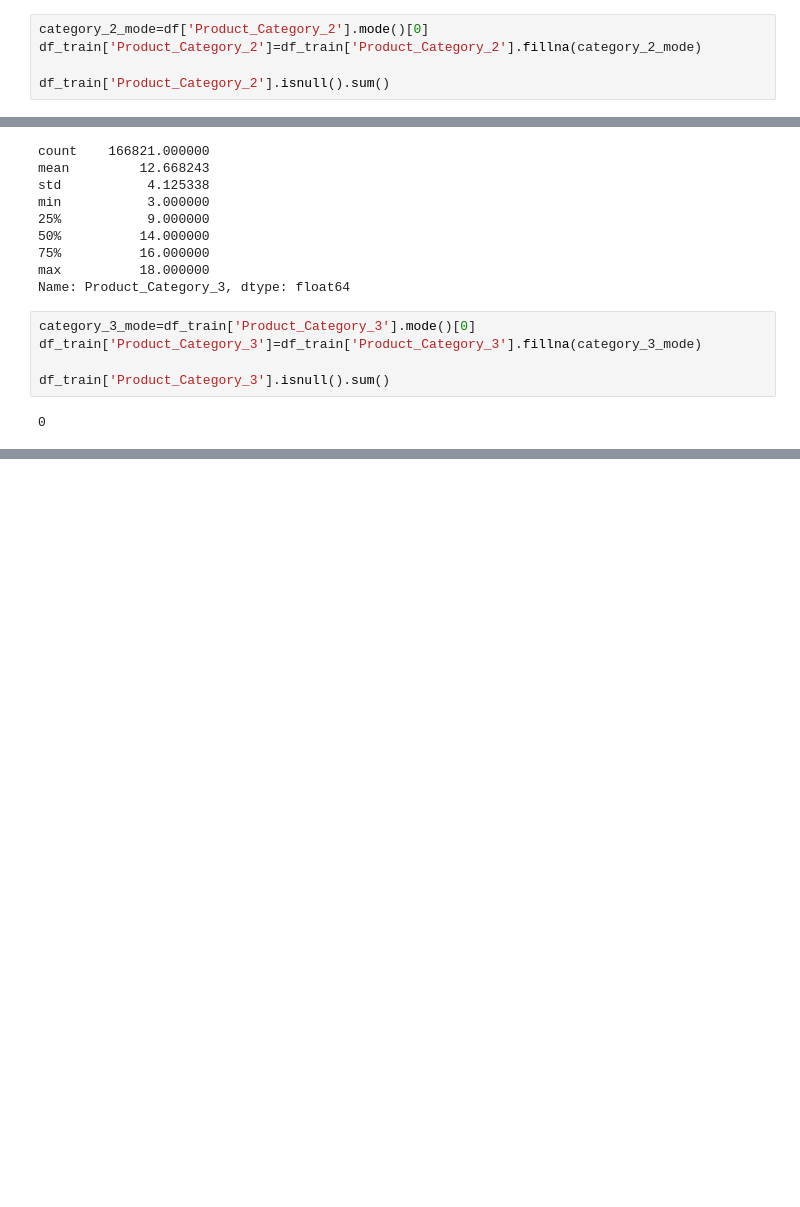
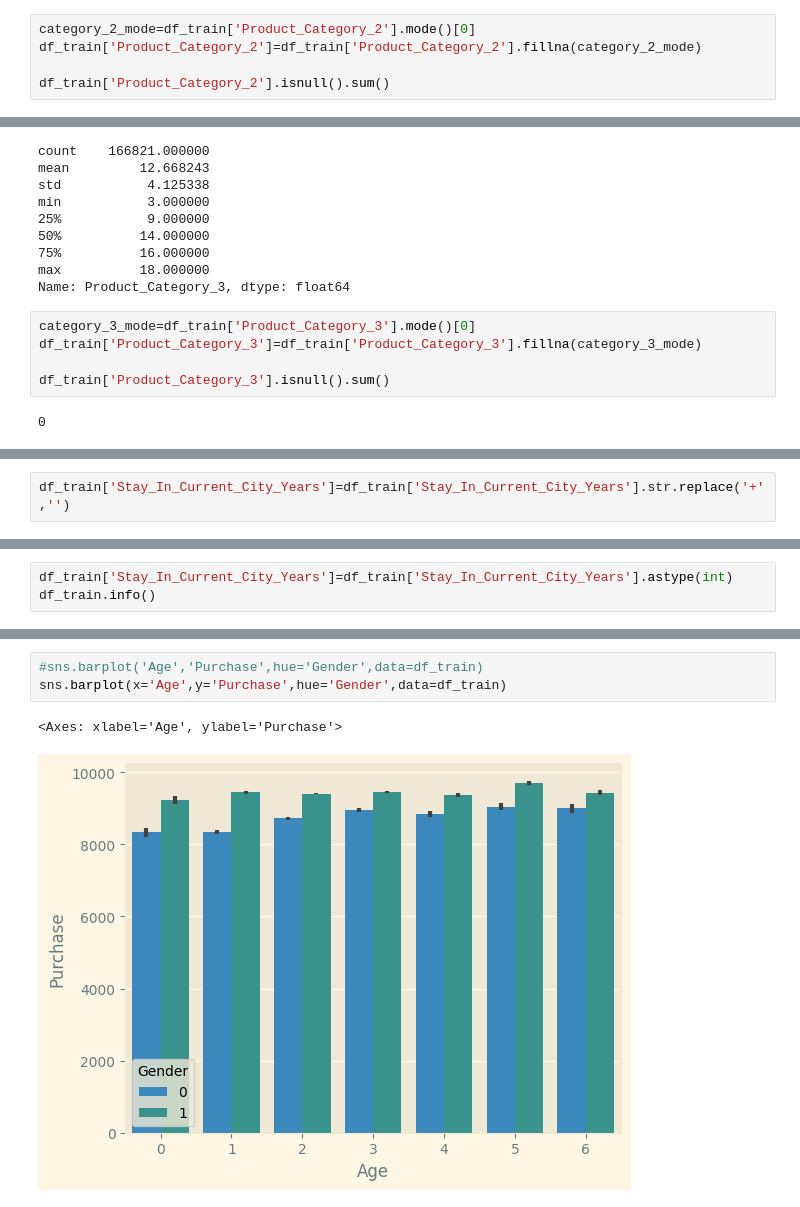
Before and after one commit to Kosta-Dimitrov/Black-Friday-Data-Analysis, a Jupyter notebook: black-friday.ipynb, the cells around one changed output, grey strips where cells are left out. Cells and saved outputs as stored; diff of their text form; blank space fills up the shorter version.

Commit message:
Added barplot

```diff
--- a/black-friday.ipynb
+++ b/black-friday.ipynb
@@ -233,7 +233,7 @@ df_train['Product_Category_2'].mode()
 0    8.0
 Name: Product_Category_2, dtype: float64
 # %%
-category_2_mode=df['Product_Category_2'].mode()[0]
+category_2_mode=df_train['Product_Category_2'].mode()[0]
 df_train['Product_Category_2']=df_train['Product_Category_2'].fillna(category_2_mode)
 
 df_train['Product_Category_2'].isnull().sum()
@@ -280,0 +291,2 @@ dtype: int64
+# %%
+df_train['Stay_In_Current_City_Years']=df_train['Stay_In_Current_City_Years'].str.replace('+','')
@@ -280,0 +317,3 @@ dtype: int64
+# %%
+df_train['Stay_In_Current_City_Years']=df_train['Stay_In_Current_City_Years'].astype(int)
+df_train.info()
@@ -280,0 +341,6 @@ dtype: int64
+# %%
+#sns.barplot('Age','Purchase',hue='Gender',data=df_train)
+sns.barplot(x='Age',y='Purchase',hue='Gender',data=df_train)
+# %% [output]
+<Axes: xlabel='Age', ylabel='Purchase'>
+[figure, added]
```
Also changed, not shown: parts of 6 cells of this notebook.
